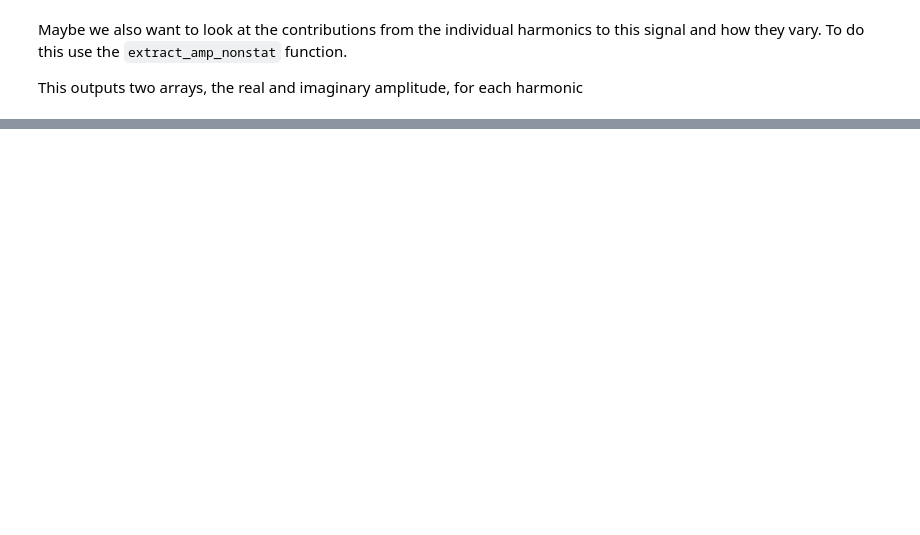
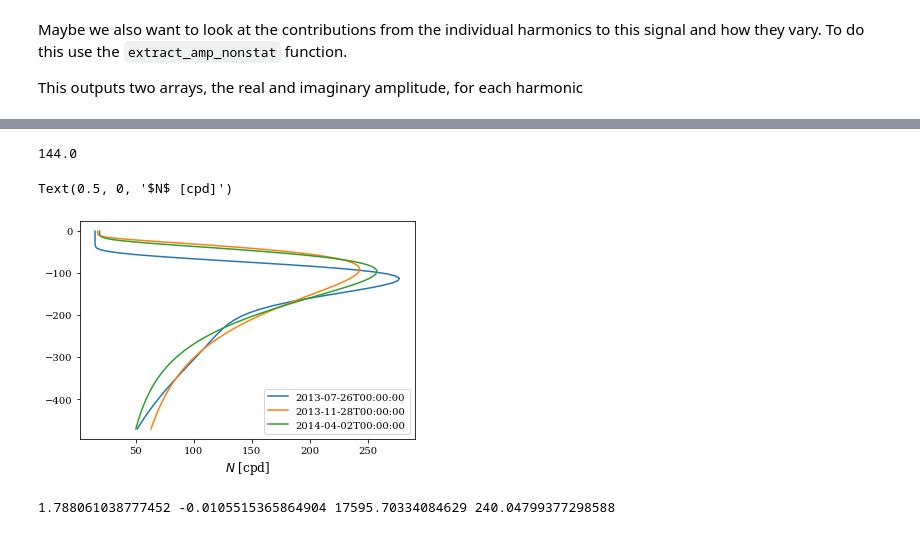
Before and after one commit to mrayson/iwatlas, a Jupyter notebook: sandpit/tutorial_iwatlas_basics.ipynb, the cells around one changed output, grey strips where cells are left out. Saved outputs shown, nothing was run; the diff lists cells and outputs as text; code cells hidden in the pictures; blank space fills up the shorter version.

```diff
--- a/sandpit/tutorial_iwatlas_basics.ipynb
+++ b/sandpit/tutorial_iwatlas_basics.ipynb
@@ -194,0 +246,43 @@ Text(0, 0.5, '$SSH_{BC}$ [m]')
+# %%
+#
+nz = 80 # Number of vertical layers to output
+
+# Call the predict_N2 method. Note that this function expects numpy arrays, not scalars, for all inputs
+
+N2_z, zout = strat.predict_N2(atlasfile, np.array([xpt]), np.array([ypt]), timeout, nz)
+# %%
+# Convert N^2 to units of cycles per day
+cpd = 2*np.pi/86400.
+N_cpd = np.sqrt(N2_z)/cpd
+86400/600.
+# %% [output]
+144.0
+# %%
+plt.figure()
+plt.plot(N_cpd[:,0,1200], -zout[:,0,0], )
+plt.plot(N_cpd[:,0,7200], -zout[:,0,7200], )
+plt.plot(N_cpd[:,0,13200], -zout[:,0,13200], )
+
+plt.legend(timeout[[1200,7200,13200]])
+plt.xlabel('$N$ [cpd]')
+# %% [output]
+Text(0.5, 0, '$N$ [cpd]')
+[figure, added]
+# %%
+# Calculate the internal wave parameters
+mode= 0
+
+# Mode shapes
+phi_n, cn = iwaves.calc_modes(N2_z, zout, mode=mode)
+
+# KdV nonlinearity parameter
+alpha = iwaves.calc_alpha(phi_n, cn, zout)
+
+# KdV dispersion parameter
+beta = iwaves.calc_beta(phi_n, cn, zout)
+
+# Factor to convert SSH to isotherm displacement amplitude
+sshratio = iwaves.amp_to_ssh_ratio(N2_z, phi_n, zout)
+print(cn[0,0], alpha[0,0], beta[0,0], sshratio[0,0])
+# %% [output]
+1.788061038777452 -0.0105515365864904 17595.70334084629 240.04799377298588
```
Also changed, not shown: parts of 14 cells of this notebook.
